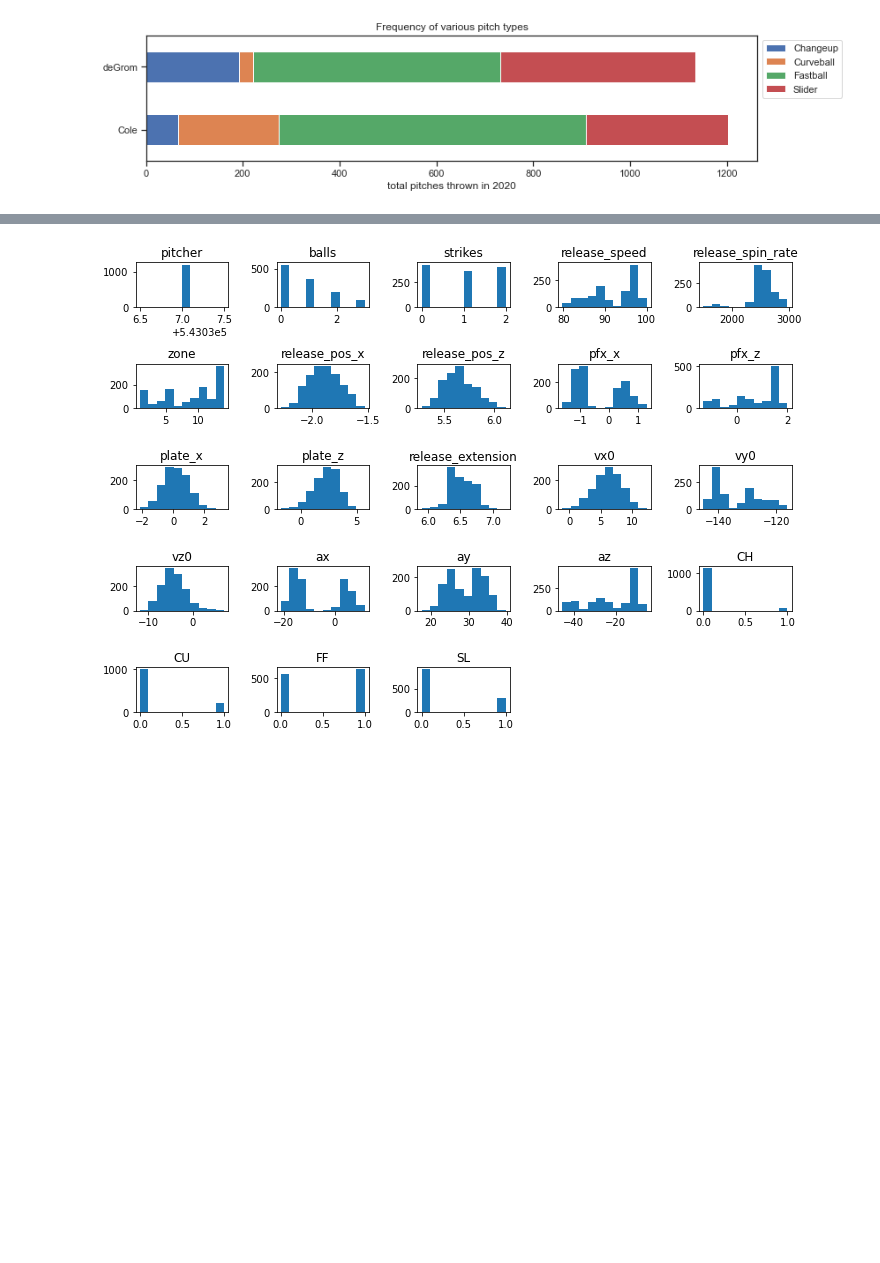
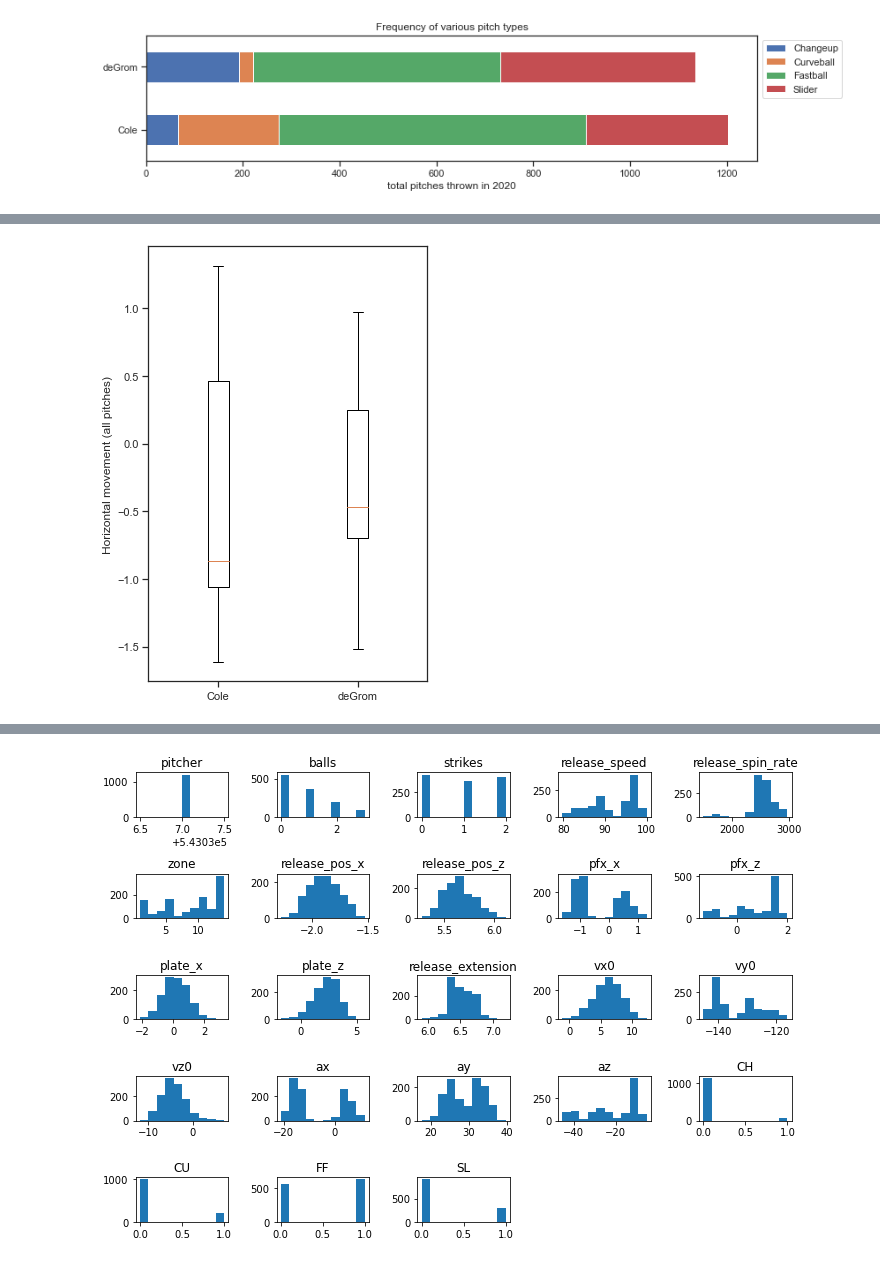
Before and after one commit to konstanzer/Ace_versus_Ace, a Jupyter notebook: src/viz.ipynb, the cells around one changed output, grey strips where cells are left out. Drawn from its saved outputs; the diff is of its cells as text; code cells hidden in the pictures; blank space fills up the shorter version.

```diff
--- a/src/viz.ipynb
+++ b/src/viz.ipynb
@@ -73,0 +134,6 @@ plt.savefig('stacked_bar.png')
+# %%
+fig, ax = plt.subplots(figsize=(5,8))
+ax.set_ylabel('Horizontal movement (all pitches)')
+ax.boxplot([cole.pfx_x, degrom.pfx_x], labels=['Cole', 'deGrom']);
+# %% [output]
+[figure, added]
```
Also changed, not shown: parts of 7 cells of this notebook, 20 other files.
